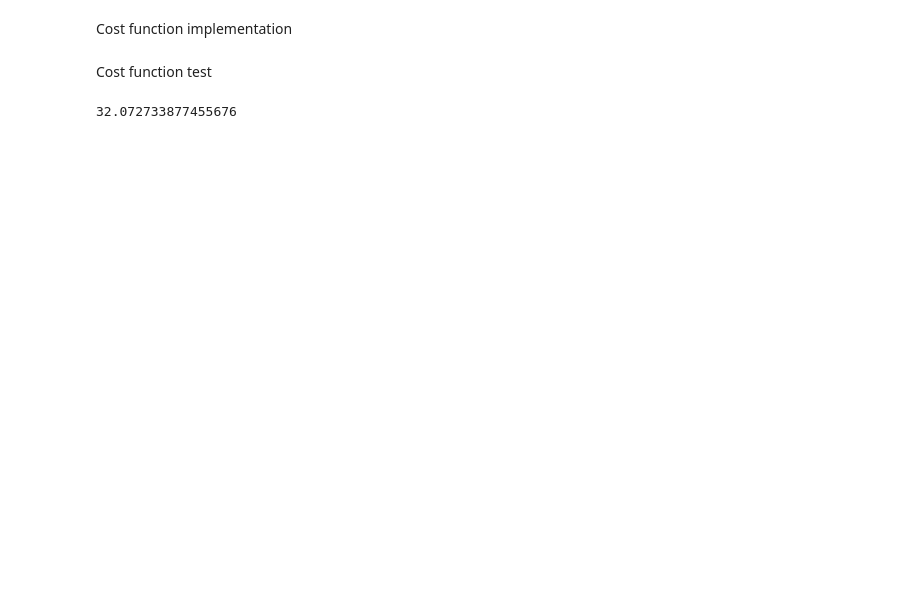
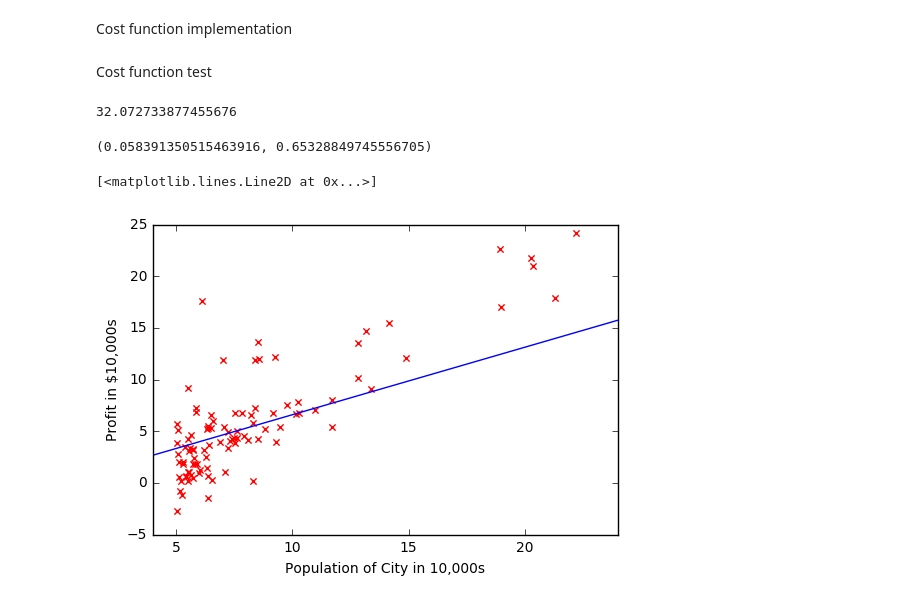
Before and after one commit to subv13/ml_coursera, a Jupyter notebook: machine-learning-ex1/ex1.ipynb, the cells around one changed output. Cells and saved outputs as stored; diff of their text form; code cells hidden in the pictures; blank space fills up the shorter version.

Commit message:
Add gradient descent

```diff
--- a/machine-learning-ex1/ex1.ipynb
+++ b/machine-learning-ex1/ex1.ipynb
@@ -55,6 +56,6 @@ y[:5]
 | 3 | 11.8540 |
 | 4 | 6.8233 |
 # %%
-thetha = np.zeros(shape=(2, 1))
+thetha = np.zeros(shape=(2))
 thetha
 # %% [output]
@@ -77,0 +85,26 @@ J(X, y, thetha)
+# %%
+gradient_descent(X, y, thetha, alpha, iterations)
+# %% [output]
+(0.058391350515463916, 0.65328849745556705)
+# %%
+def gradient_descent_v(X, y, thetha, alpha, iterations):
+    m = X.shape[0]
+    h = X.dot(thetha)
+    loss = h.sub(y['y'])
+    gradient = X.transpose().dot(loss) / m
+    for i in xrange(iterations):
+        thetha_new = thetha - alpha * gradient
+    return thetha_new
+# %%
+result = gradient_descent_v(X, y, thetha, alpha, iterations)
+# %%
+dummy = [0, 24]
+# %%
+plot.axis([4, 24, -5, 25])
+plot.xlabel('Population of City in 10,000s')
+plot.ylabel('Profit in $10,000s')
+plot.scatter(data['population'], data['profit'], marker='x', c='r')
+plot.plot(dummy, [result[0] + i * result[1] for i in dummy])
+# %% [output]
+[<matplotlib.lines.Line2D at 0x...>]
+[figure, added]
```
Also changed, not shown: parts of 4 cells of this notebook.
